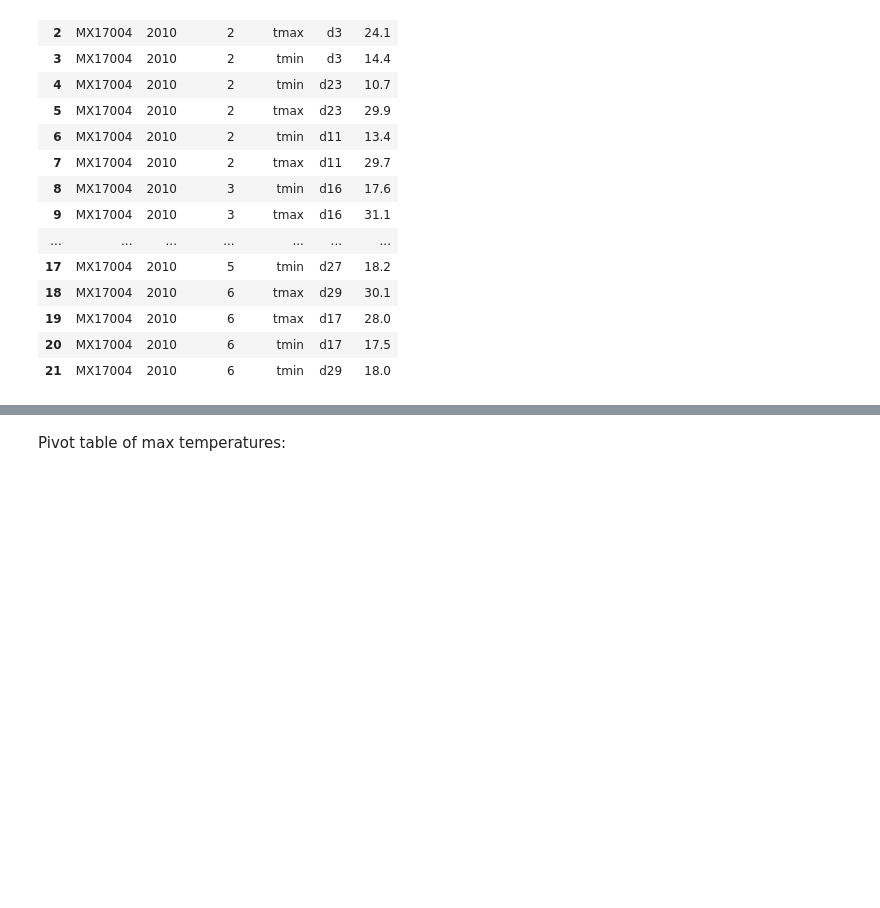
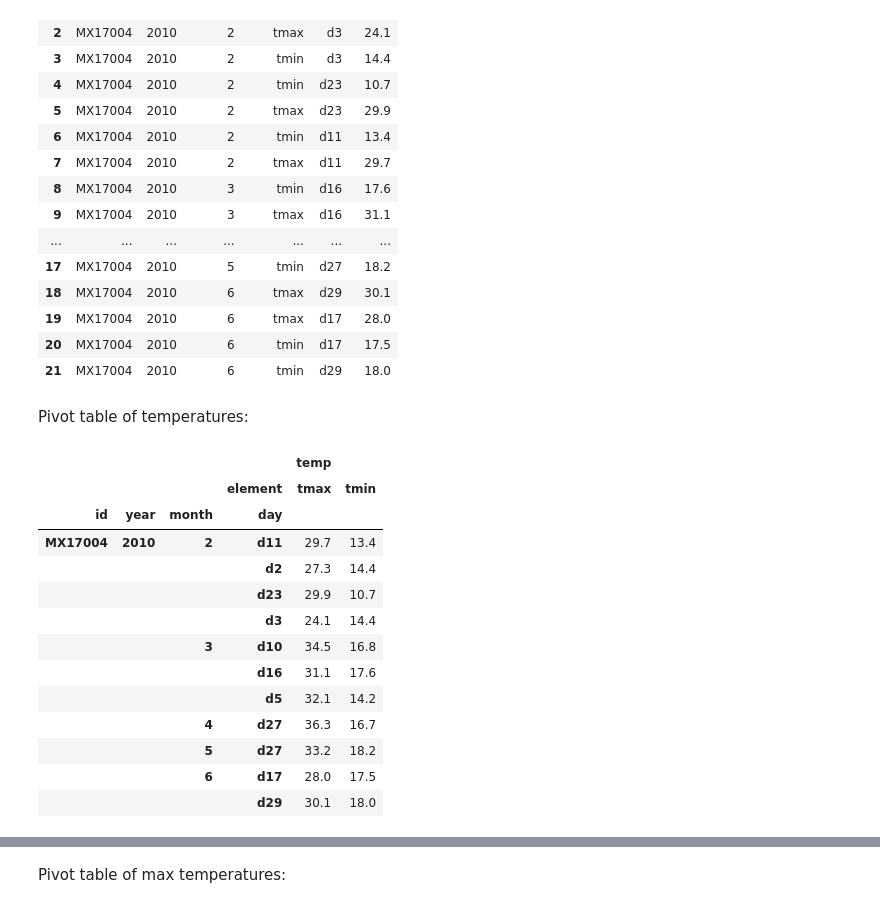
Before and after one commit to EiroaMD/lab-data-cleaning, a Jupyter notebook: your-code/weather.ipynb, the cells around one changed output, grey strips where cells are left out. Saved outputs shown, nothing was run; the diff lists cells and outputs as text; code cells hidden in the pictures; blank space fills up the shorter version.

```diff
--- a/your-code/weather.ipynb
+++ b/your-code/weather.ipynb
@@ -143,0 +144,21 @@ melted = melted.to_csv('weather_dani.csv', index=False)
+# %% [markdown]
+Pivot table of temperatures:
+# %%
+pivot_temp = melted.pivot_table(index=['id', 'year', 'month', 'day'],
+                                columns = 'element')
+pivot_temp
+# %% [output]
+|  |  |  |  | temp |  |
+|  |  |  | element | tmax | tmin |
+| id | year | month | day |  |  |
+| MX17004 | 2010 | 2 | d11 | 29.7 | 13.4 |
+|  |  |  | d2 | 27.3 | 14.4 |
+|  |  |  | d23 | 29.9 | 10.7 |
+|  |  |  | d3 | 24.1 | 14.4 |
+|  |  | 3 | d10 | 34.5 | 16.8 |
+|  |  |  | d16 | 31.1 | 17.6 |
+|  |  |  | d5 | 32.1 | 14.2 |
+|  |  | 4 | d27 | 36.3 | 16.7 |
+|  |  | 5 | d27 | 33.2 | 18.2 |
+|  |  | 6 | d17 | 28.0 | 17.5 |
+|  |  |  | d29 | 30.1 | 18.0 |
```
Also changed, not shown: parts of 9 cells of this notebook.
